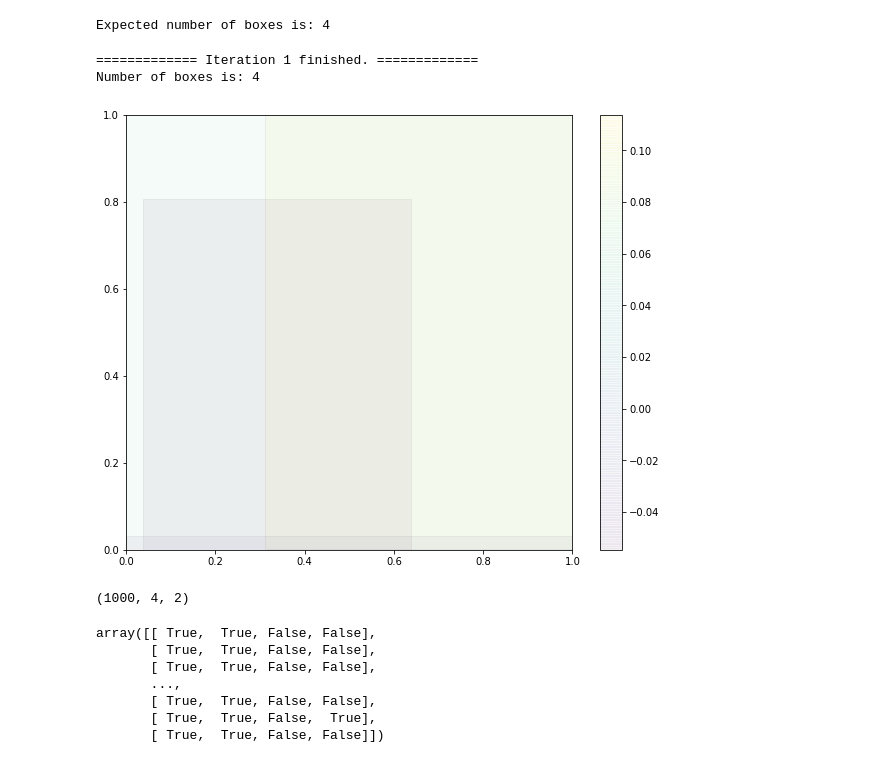
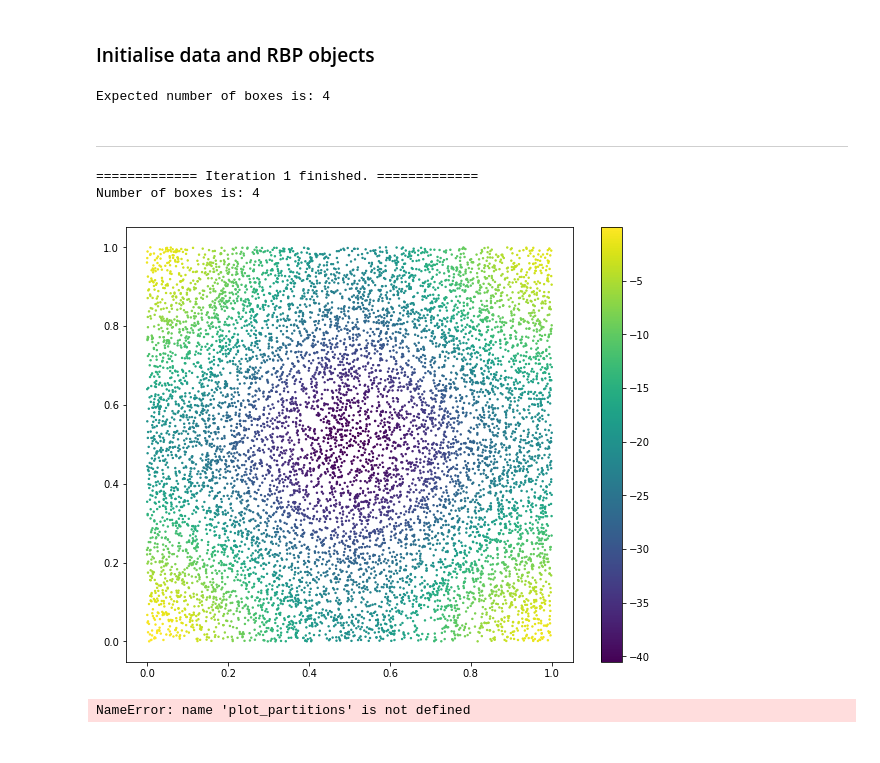
Before and after one commit to athon-millane/RBP, a Jupyter notebook: Github_RegressionTree_RBP_upload/toy_example.ipynb, the cells around one changed output. Cells and saved outputs as stored; diff of their text form; code cells hidden in the pictures.

```diff
--- a/Github_RegressionTree_RBP_upload/toy_example.ipynb
+++ b/Github_RegressionTree_RBP_upload/toy_example.ipynb
@@ -34,17 +41,19 @@ def Friedman_function_gen(dimNum,dataNum):
 # %%
 # parameters
-dataNum = 1000
+dataNum = 10000
 dimNum = 2
 lambdas = 2
 taus = 0.4
 # %%
 # Generate X and y training data (data)
-xdata, ydata = Friedman_function_gen(dimNum, dataNum)
+xdata, ydata = rastrigin(dimNum, dataNum)
 
-xdata[:,0]
-import matplotlib.pyplot as plt
-plt.figure(figsize=(10,8))
-plt.scatter(xdata[:,0], xdata[:,1], c=ydata)
-plt.colorbar()
-plt.show()
+def plot_data():
+    import matplotlib.pyplot as plt
+    plt.figure(figsize=(10,8))
+    plt.scatter(xdata[:,0], xdata[:,1], cmap='viridis', c=ydata, s=2)
+    plt.colorbar()
+    plt.show()
+
+plot_data()
 # %% [output]
@@ -57,6 +66,8 @@ pd.Series(ydata).hist()
+# %% [markdown]
+### Initialise data and RBP objects
 # %%
 # Generate X and y training data (data)
-xdata, ydata = Friedman_function_gen(dimNum, dataNum)
+xdata, ydata = rastrigin(dimNum, dataNum)
 
 # Split the data into train and test with ratio 50/50
 train_test_ratio = 0.5 # the ratio of test data
@@ -80,6 +91,8 @@ RBP = PartitionPatch(dimLength, dataNum, taus, lambdas, np.mean(ydata_train), va
 # patchnum = int(taus * np.prod(1 + lambdas * dimLength))
 print('Expected number of boxes is: '+str(RBP.patchNum))
 
+IterationTime = 1000
+
 predicted_value_train_seq = np.zeros((IterationTime, len(ydata_train)))
 predicted_value_test_seq = np.zeros((IterationTime, len(ydata_test)))
 train_RMAE_seq = np.zeros(IterationTime)
@@ -87,6 +100,8 @@ test_RMAE_seq = np.zeros(IterationTime)
 Numbox = np.zeros(IterationTime)
 # %% [output]
 Expected number of boxes is: 4
+# %% [markdown]
+---
 # %%
 tt = 0
 def run_iteration(tt):
@@ -139,7 +205,10 @@ def plot_patches():
 # %%
 tt = run_iteration(tt)
-plot_patches()
+# plot_patches()
+plot_data()
+plot_partitions()
 # %% [output]
 ============= Iteration 1 finished. =============
 Number of boxes is: 4
-[figure, old version]
+[figure, new version]
+NameError: name 'plot_partitions' is not defined
@@ -160,19 +214,0 @@ def total_judge(self, xdata): # jj = -1 denotes to calculate the whole likelihoo
-# %%
-lower = RBP.patchPara[:, :, 0]             # lower corners of patches
-(xdata[:, np.newaxis, :]>lower[np.newaxis, :, :]).shape
-# xdata
-# %% [output]
-(1000, 4, 2)
-# %%
-RBP.patchPara[:,:,:]
-# RBP.patchPara.shape
-# RBP.omegas
-total_judge(RBP, xdata)
-# %% [output]
-array([[ True,  True, False, False],
-       [ True,  True, False, False],
-       [ True,  True, False, False],
-       ...,
-       [ True,  True, False, False],
-       [ True,  True, False,  True],
-       [ True,  True, False, False]])
```
Also changed, not shown: parts of 11 cells of this notebook.
